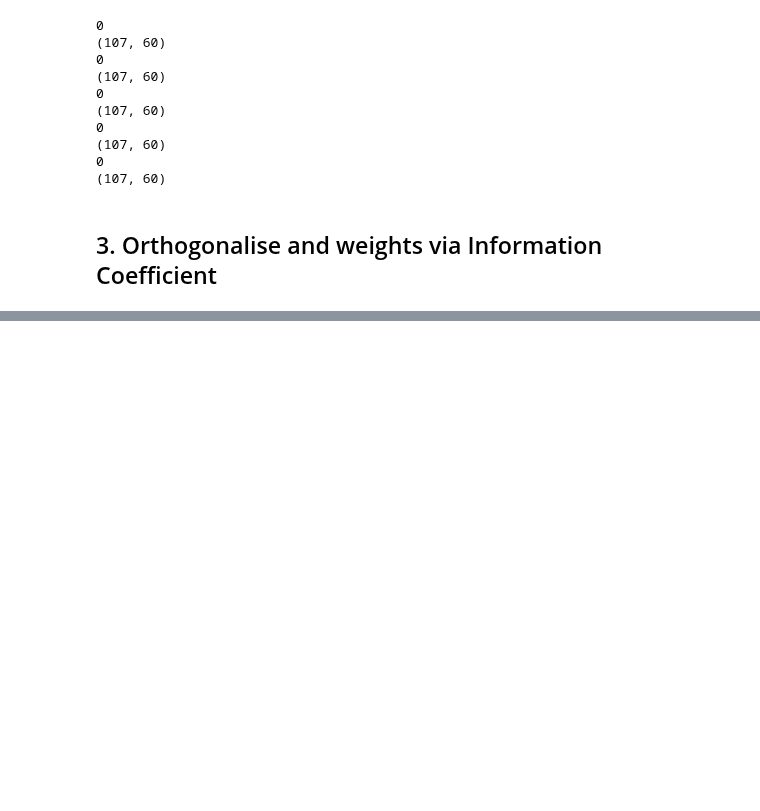
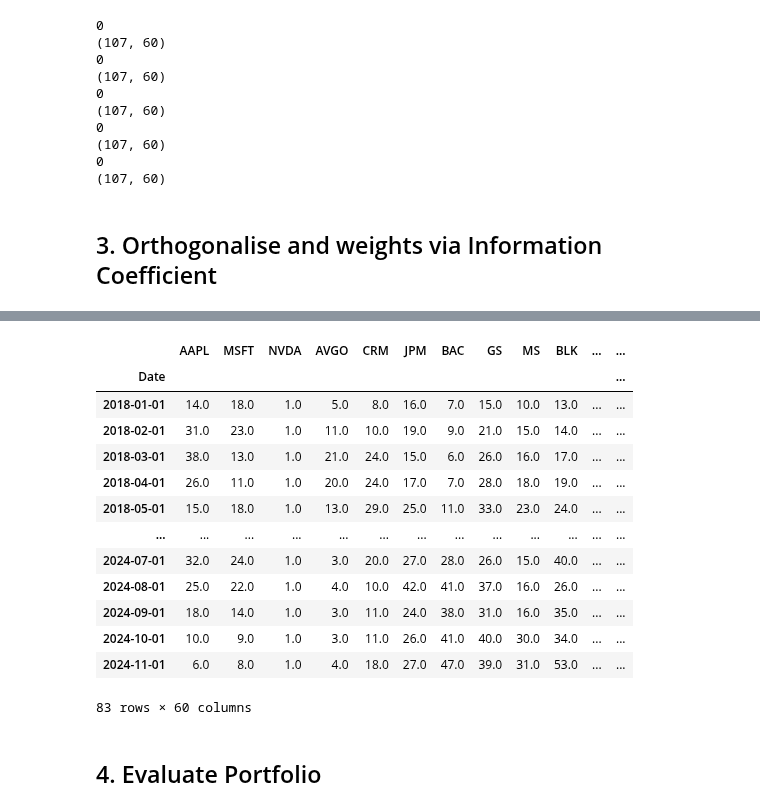
Before and after one commit to gy623/Cross-Sectional-Factor-Model-of-Asset-Returns, a Jupyter notebook: factor_model_WLS.ipynb, the cells around one changed output, grey strips where cells are left out. Cells and saved outputs as stored; diff of their text form; code cells hidden in the pictures; blank space fills up the shorter version.

```diff
--- a/factor_model_WLS.ipynb
+++ b/factor_model_WLS.ipynb
@@ -464,0 +545,21 @@ dtype: object
+# %%
+scores_rank = scores.rank(axis = 1, ascending = False)
+
+scores_rank
+# %% [output]
+|  | AAPL | MSFT | NVDA | AVGO | CRM | JPM | BAC | GS | MS | BLK | ... | ... |
+| Date |  |  |  |  |  |  |  |  |  |  |  | ... |
+| 2018-01-01 | 14.0 | 18.0 | 1.0 | 5.0 | 8.0 | 16.0 | 7.0 | 15.0 | 10.0 | 13.0 | ... | ... |
+| 2018-02-01 | 31.0 | 23.0 | 1.0 | 11.0 | 10.0 | 19.0 | 9.0 | 21.0 | 15.0 | 14.0 | ... | ... |
+| 2018-03-01 | 38.0 | 13.0 | 1.0 | 21.0 | 24.0 | 15.0 | 6.0 | 26.0 | 16.0 | 17.0 | ... | ... |
+| 2018-04-01 | 26.0 | 11.0 | 1.0 | 20.0 | 24.0 | 17.0 | 7.0 | 28.0 | 18.0 | 19.0 | ... | ... |
+| 2018-05-01 | 15.0 | 18.0 | 1.0 | 13.0 | 29.0 | 25.0 | 11.0 | 33.0 | 23.0 | 24.0 | ... | ... |
+| ... | ... | ... | ... | ... | ... | ... | ... | ... | ... | ... | ... | ... |
+| 2024-07-01 | 32.0 | 24.0 | 1.0 | 3.0 | 20.0 | 27.0 | 28.0 | 26.0 | 15.0 | 40.0 | ... | ... |
+| 2024-08-01 | 25.0 | 22.0 | 1.0 | 4.0 | 10.0 | 42.0 | 41.0 | 37.0 | 16.0 | 26.0 | ... | ... |
+| 2024-09-01 | 18.0 | 14.0 | 1.0 | 3.0 | 11.0 | 24.0 | 38.0 | 31.0 | 16.0 | 35.0 | ... | ... |
+| 2024-10-01 | 10.0 | 9.0 | 1.0 | 3.0 | 11.0 | 26.0 | 41.0 | 40.0 | 30.0 | 34.0 | ... | ... |
+| 2024-11-01 | 6.0 | 8.0 | 1.0 | 4.0 | 18.0 | 27.0 | 47.0 | 39.0 | 31.0 | 53.0 | ... | ... |
+83 rows × 60 columns
+# %% [markdown]
+## 4. Evaluate Portfolio
```
Also changed, not shown: parts of 10 cells of this notebook, 14 other files.
